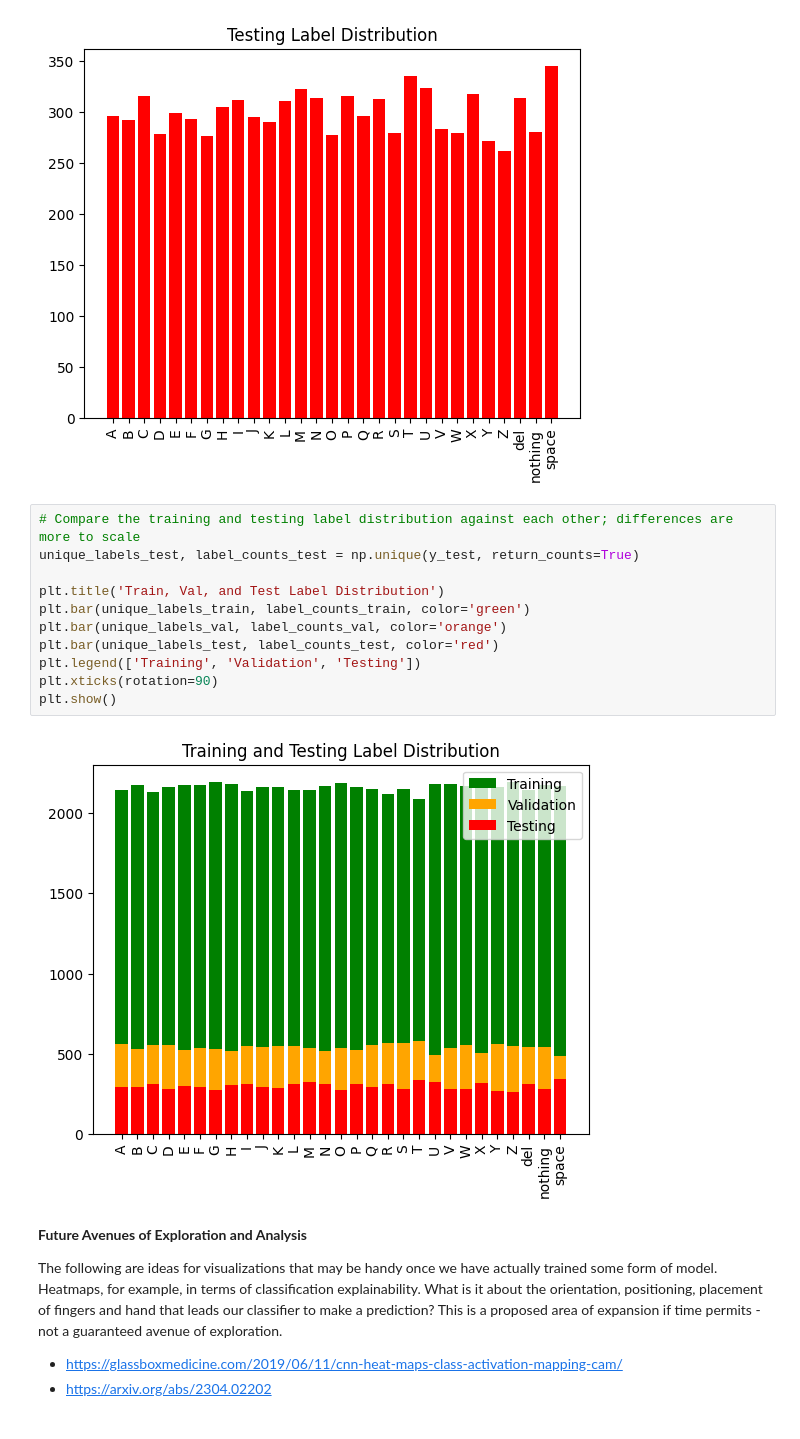
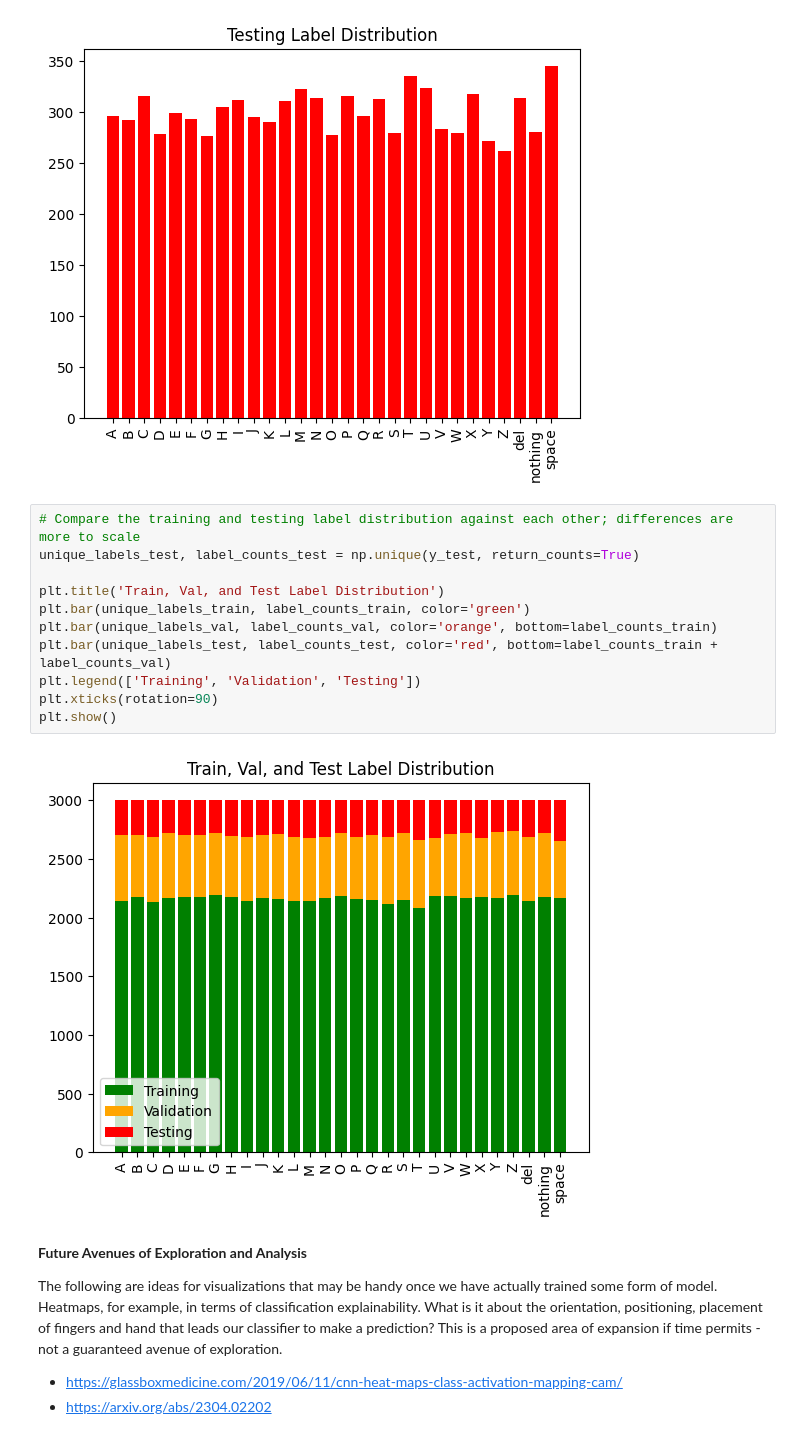
Before and after one commit to Joeshmoe03/ASL-classification, a Jupyter notebook: exploratory_analysis.ipynb, the cells around one changed output. Drawn from its saved outputs; the diff is of its cells as text.

Commit message:
Fixed an issue with visualization

```diff
--- a/exploratory_analysis.ipynb
+++ b/exploratory_analysis.ipynb
@@ -288,16 +288,16 @@ plt.show()
 # %%
 # Compare the training and testing label distribution against each other; differences are more to scale
 unique_labels_test, label_counts_test = np.unique(y_test, return_counts=True)
 
 plt.title('Train, Val, and Test Label Distribution')
 plt.bar(unique_labels_train, label_counts_train, color='green')
-plt.bar(unique_labels_val, label_counts_val, color='orange')
-plt.bar(unique_labels_test, label_counts_test, color='red')
+plt.bar(unique_labels_val, label_counts_val, color='orange', bottom=label_counts_train)
+plt.bar(unique_labels_test, label_counts_test, color='red', bottom=label_counts_train + label_counts_val)
 plt.legend(['Training', 'Validation', 'Testing'])
 plt.xticks(rotation=90)
 plt.show()
 # %% [output]
-[figure, old version]
+[figure, new version]
 # %% [markdown]
 **Future Avenues of Exploration and Analysis**
 
```
